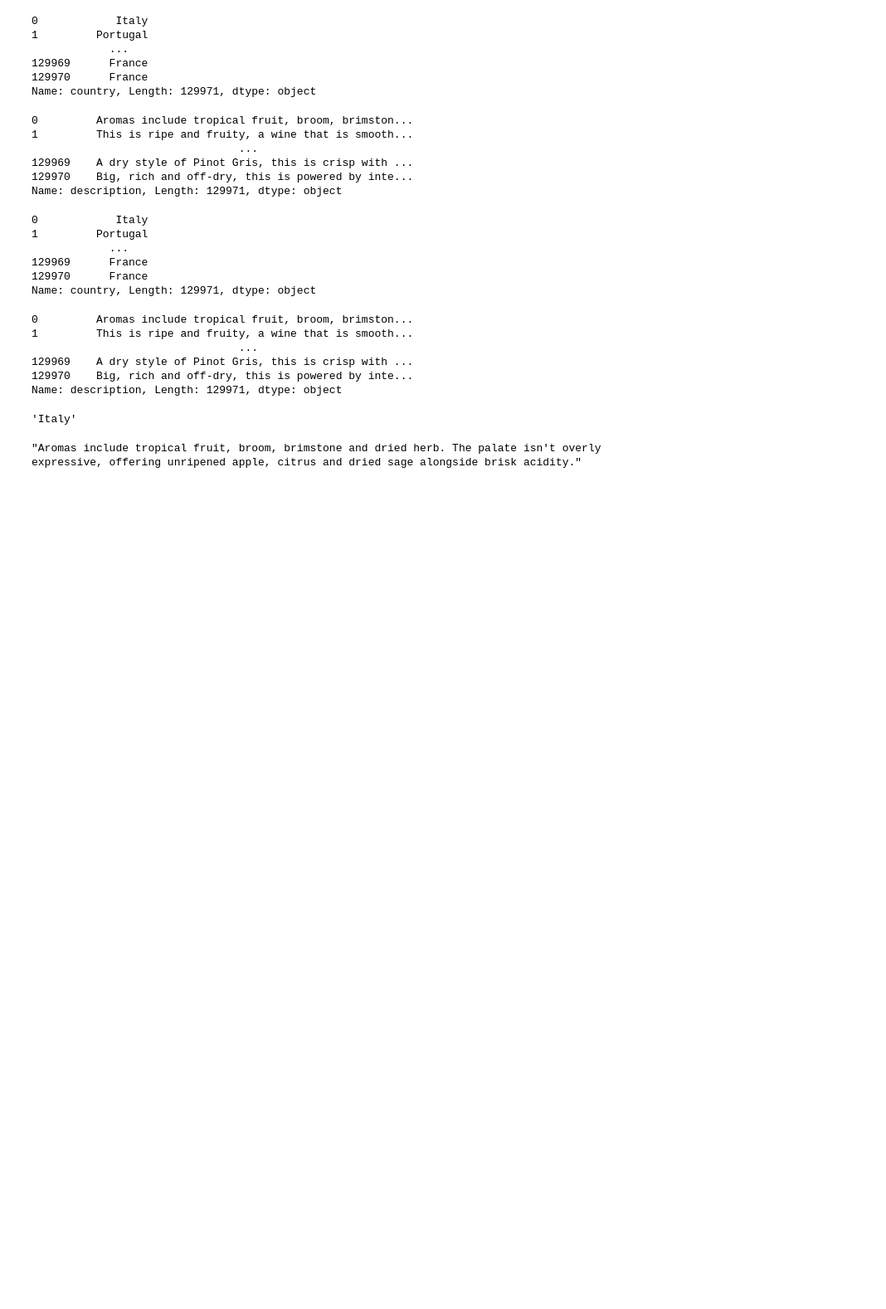
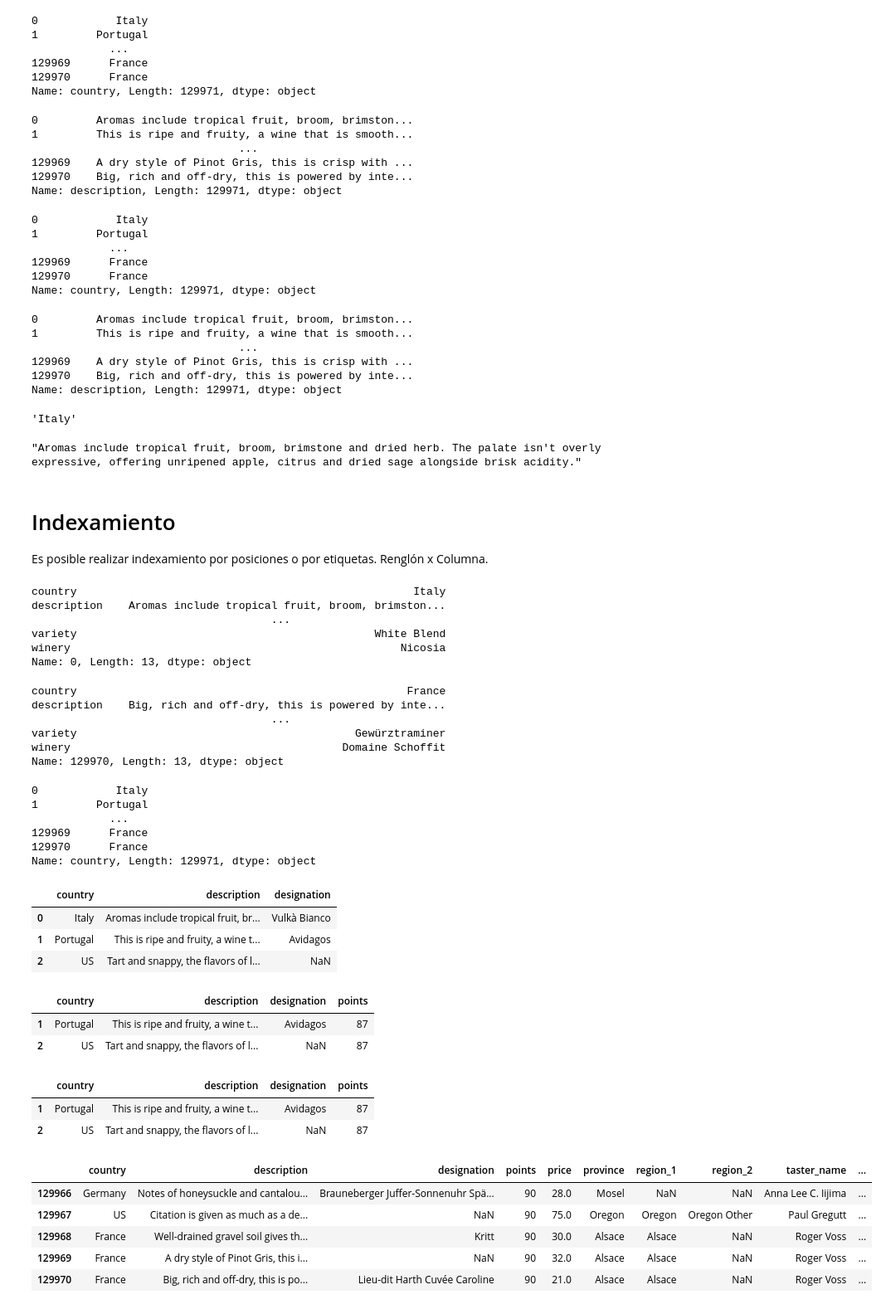
Before and after one commit to GTD2101-ACD-AA-EJ23/pandas-20170778, a Jupyter notebook: 02. IndSelAss.ipynb, the cells around one changed output. Shown at 83% size. Drawn from its saved outputs; the diff is of its cells as text; code cells hidden in the pictures; blank space fills up the shorter version.

```diff
--- a/02. IndSelAss.ipynb
+++ b/02. IndSelAss.ipynb
@@ -65,3 +65,61 @@ reviews['country'][0]
 reviews['description'][0]
 # %% [output]
 "Aromas include tropical fruit, broom, brimstone and dried herb. The palate isn't overly expressive, offering unripened apple, citrus and dried sage alongside brisk acidity."
+# %% [markdown]
+# Indexamiento
+Es posible realizar indexamiento por posiciones o por etiquetas. Renglón x Columna.
+# %%
+reviews.iloc[0]
+# %% [output]
+country                                                    Italy
+description    Aromas include tropical fruit, broom, brimston...
+                                     ...
+variety                                              White Blend
+winery                                                   Nicosia
+Name: 0, Length: 13, dtype: object
+# %%
+reviews.iloc[-1]
+# %% [output]
+country                                                   France
+description    Big, rich and off-dry, this is powered by inte...
+                                     ...
+variety                                           Gewürztraminer
+winery                                          Domaine Schoffit
+Name: 129970, Length: 13, dtype: object
+# %%
+reviews.iloc[:, 0] # Renglón x Columna
+# %% [output]
+0            Italy
+1         Portugal
+            ...
+129969      France
+129970      France
+Name: country, Length: 129971, dtype: object
+# %%
+reviews.iloc[:3, :3] # Los primeros tres y las primeras tres columnas
+# %% [output]
+|  | country | description | designation |
+| 0 | Italy | Aromas include tropical fruit, br... | Vulkà Bianco |
+| 1 | Portugal | This is ripe and fruity, a wine t... | Avidagos |
+| 2 | US | Tart and snappy, the flavors of l... | NaN |
+# %%
+reviews.iloc[1:3, 0:4]
+# %% [output]
+|  | country | description | designation | points |
+| 1 | Portugal | This is ripe and fruity, a wine t... | Avidagos | 87 |
+| 2 | US | Tart and snappy, the flavors of l... | NaN | 87 |
+# %%
+reviews.iloc[[1, 2], [0, 1, 2, 3]]
+# %% [output]
+|  | country | description | designation | points |
+| 1 | Portugal | This is ripe and fruity, a wine t... | Avidagos | 87 |
+| 2 | US | Tart and snappy, the flavors of l... | NaN | 87 |
+# %%
+reviews.iloc[-5:] # Los ultimos cinco
+# %% [output]
+|  | country | description | designation | points | price | province | region_1 | region_2 | taster_name | ... |
+| 129966 | Germany | Notes of honeysuckle and cantalou... | Brauneberger Juffer-Sonnenuhr Spä... | 90 | 28.0 | Mosel | NaN | NaN | Anna Lee C. Iijima | ... |
+| 129967 | US | Citation is given as much as a de... | NaN | 90 | 75.0 | Oregon | Oregon | Oregon Other | Paul Gregutt | ... |
+| 129968 | France | Well-drained gravel soil gives th... | Kritt | 90 | 30.0 | Alsace | Alsace | NaN | Roger Voss | ... |
+| 129969 | France | A dry style of Pinot Gris, this i... | NaN | 90 | 32.0 | Alsace | Alsace | NaN | Roger Voss | ... |
+| 129970 | France | Big, rich and off-dry, this is po... | Lieu-dit Harth Cuvée Caroline | 90 | 21.0 | Alsace | Alsace | NaN | Roger Voss | ... |
```
Also changed, not shown: parts of 8 cells of this notebook.
